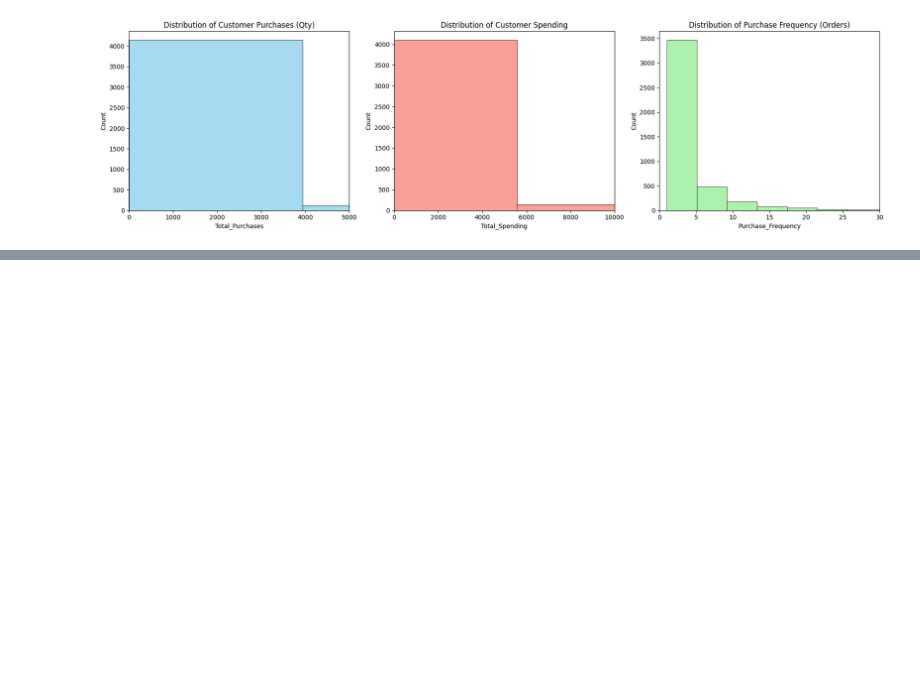
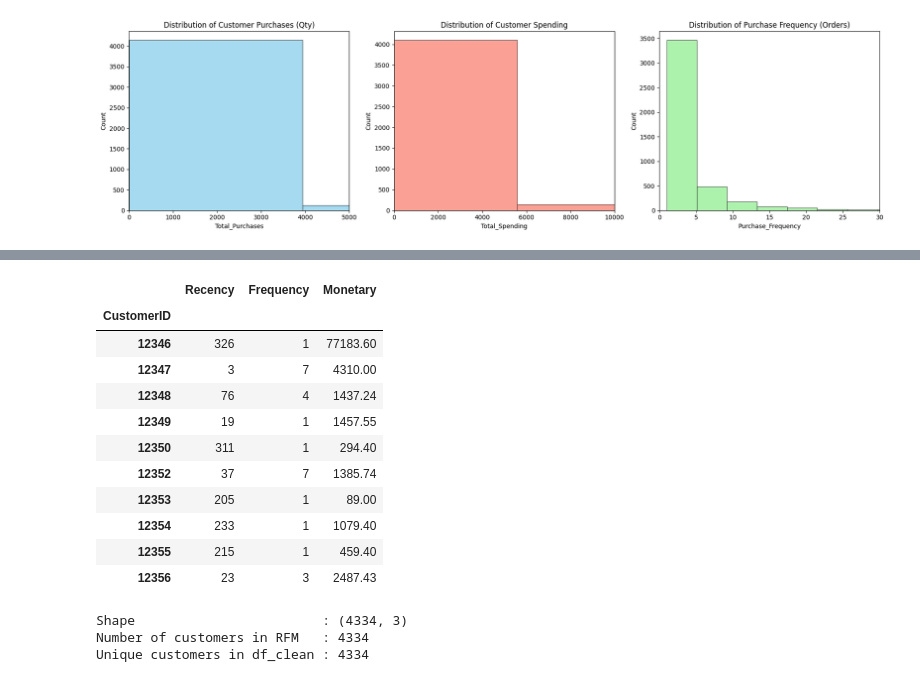
Before and after one commit to Shahd-Ahmed-Eltabii/machine-learning-customer-segmentation, a Jupyter notebook: ML_Customer_Segmentation.ipynb, the cells around one changed output, grey strips where cells are left out. Saved outputs shown, nothing was run; the diff lists cells and outputs as text; code cells hidden in the pictures; blank space fills up the shorter version.

```diff
--- a/ML_Customer_Segmentation.ipynb
+++ b/ML_Customer_Segmentation.ipynb
@@ -544,0 +571,6 @@ Median Spending per Customer: 662.57
+# %%
+last_date = df_clean["InvoiceDate"].max()
+snapshot_date = last_date.normalize() + pd.Timedelta(days=1)
+
+print("Last transaction in data :", last_date)
+print("Reference (snapshot) date:", snapshot_date)
@@ -544,0 +645,26 @@ Median Spending per Customer: 662.57
+# %%
+rfm = pd.concat([recency, frequency, monetary], axis=1)
+
+display(rfm.head(10))
+print("Shape                        :", rfm.shape)
+print("Number of customers in RFM   :", rfm.shape[0])
+print("Unique customers in df_clean :", df_clean["CustomerID"].nunique())
+
+assert rfm.shape[0] == df_clean["CustomerID"].nunique()
+assert rfm.index.is_unique
+# %% [output]
+|  | Recency | Frequency | Monetary |
+| CustomerID |  |  |  |
+| 12346 | 326 | 1 | 77183.60 |
+| 12347 | 3 | 7 | 4310.00 |
+| 12348 | 76 | 4 | 1437.24 |
+| 12349 | 19 | 1 | 1457.55 |
+| 12350 | 311 | 1 | 294.40 |
+| 12352 | 37 | 7 | 1385.74 |
+| 12353 | 205 | 1 | 89.00 |
+| 12354 | 233 | 1 | 1079.40 |
+| 12355 | 215 | 1 | 459.40 |
+| 12356 | 23 | 3 | 2487.43 |
+Shape                        : (4334, 3)
+Number of customers in RFM   : 4334
+Unique customers in df_clean : 4334
```
Also changed, not shown: parts of 39 cells of this notebook.
